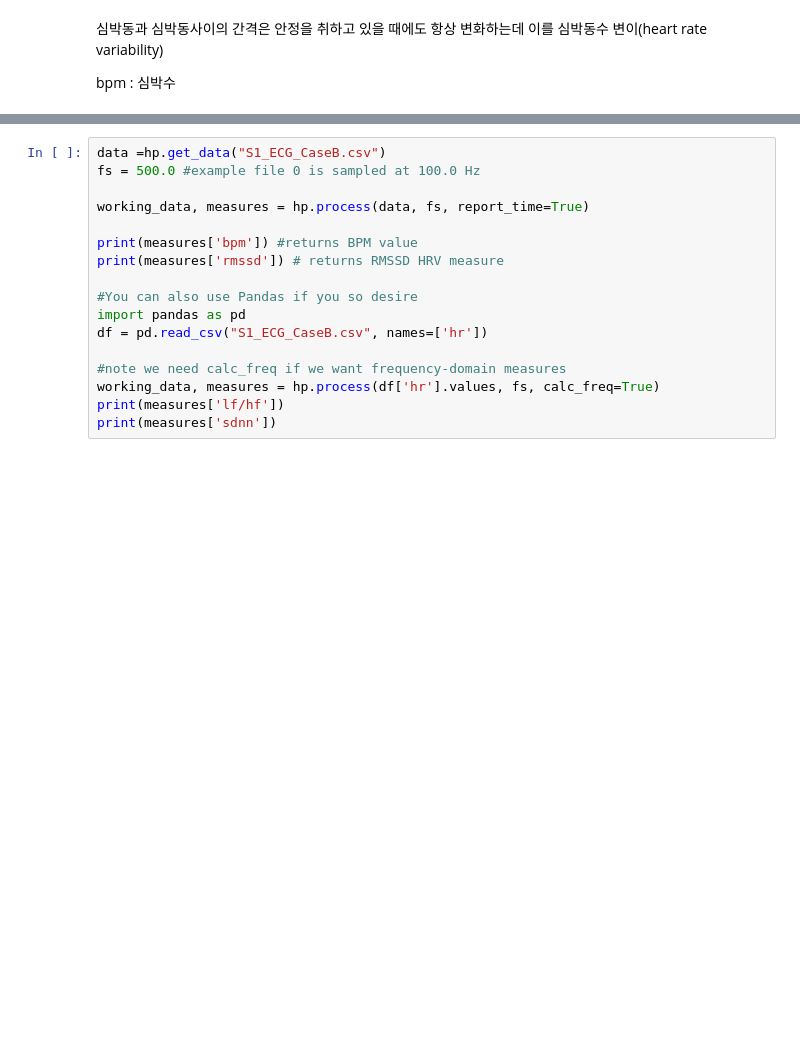
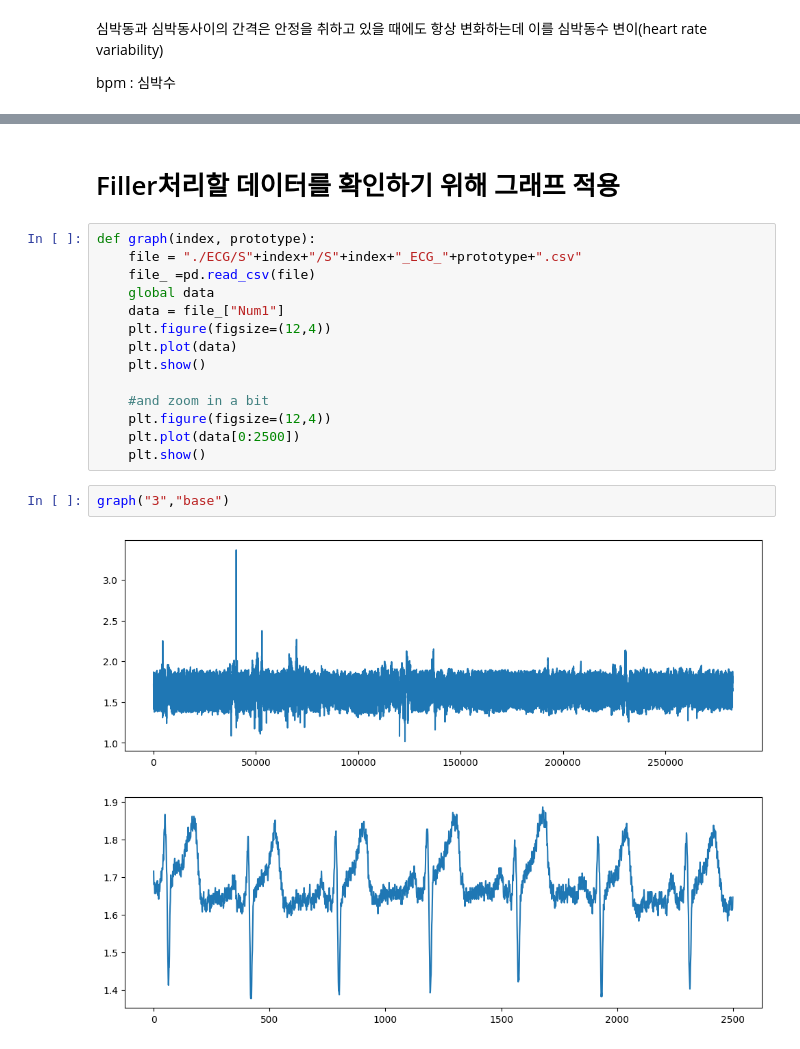
Before and after one commit to GaYoung0420/uxanalytics, a Jupyter notebook: ECG_Analysis.ipynb, the cells around one changed output, grey strips where cells are left out. Drawn from its saved outputs; the diff is of its cells as text; blank space fills up the shorter version.

```diff
--- a/ECG_Analysis.ipynb
+++ b/ECG_Analysis.ipynb
@@ -14,17 +22,21 @@ import numpy as np
-# %%
-data =hp.get_data("S1_ECG_CaseB.csv")
-fs = 500.0 #example file 0 is sampled at 100.0 Hz
-
-working_data, measures = hp.process(data, fs, report_time=True)
-
-print(measures['bpm']) #returns BPM value
-print(measures['rmssd']) # returns RMSSD HRV measure
-
-#You can also use Pandas if you so desire
-import pandas as pd
-df = pd.read_csv("S1_ECG_CaseB.csv", names=['hr'])
-
-#note we need calc_freq if we want frequency-domain measures
-working_data, measures = hp.process(df['hr'].values, fs, calc_freq=True)
-print(measures['lf/hf'])
-print(measures['sdnn'])
+# %% [markdown]
+# Filler처리할 데이터를 확인하기 위해 그래프 적용
+# %%
+def graph(index, prototype):
+    file = "./ECG/S"+index+"/S"+index+"_ECG_"+prototype+".csv"
+    file_ =pd.read_csv(file)
+    global data
+    data = file_["Num1"]
+    plt.figure(figsize=(12,4))
+    plt.plot(data)
+    plt.show()
+
+    #and zoom in a bit
+    plt.figure(figsize=(12,4))
+    plt.plot(data[0:2500])
+    plt.show()
+# %%
+graph("3","base")
+# %% [output]
+[figure, added]
+[figure, added]
```
Also changed, not shown: parts of 9 cells of this notebook, 8 other files.
